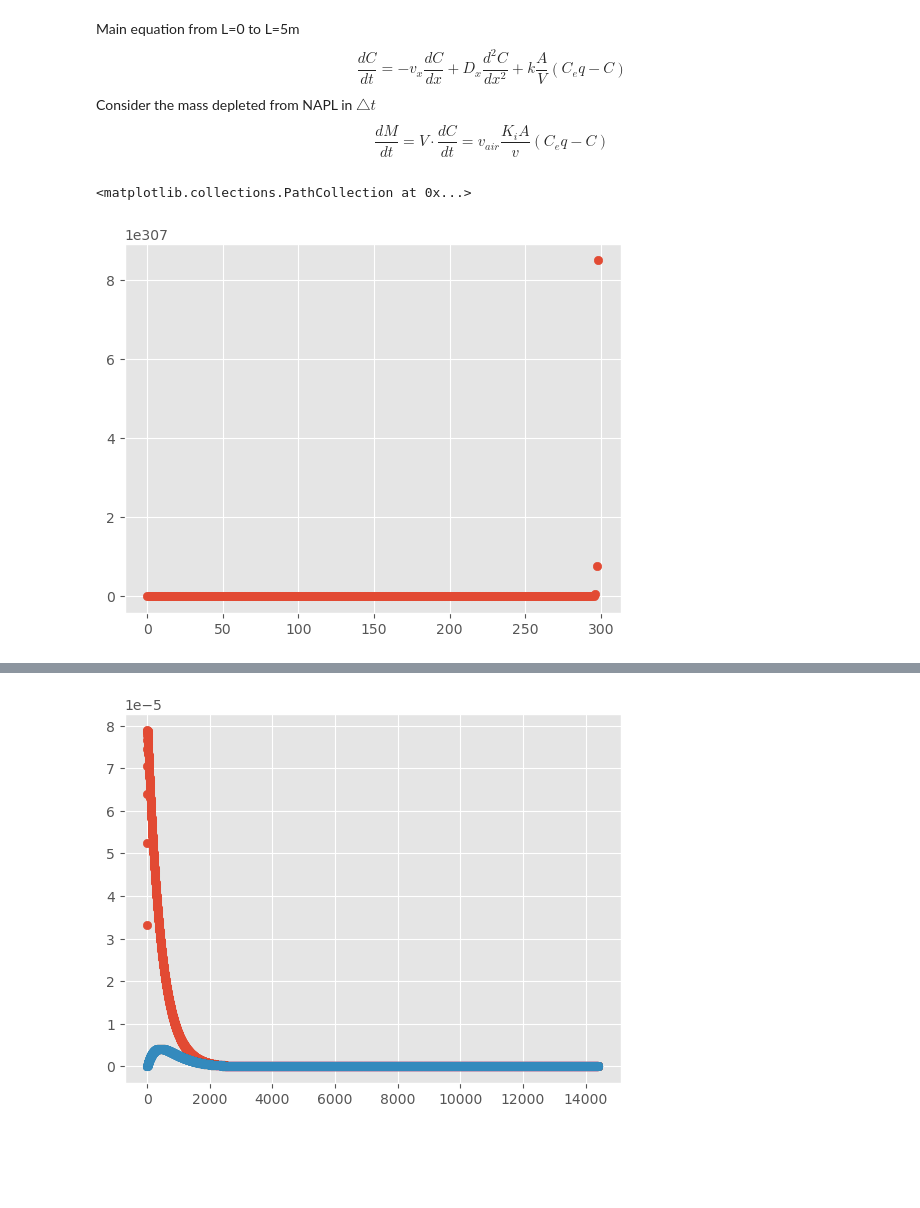
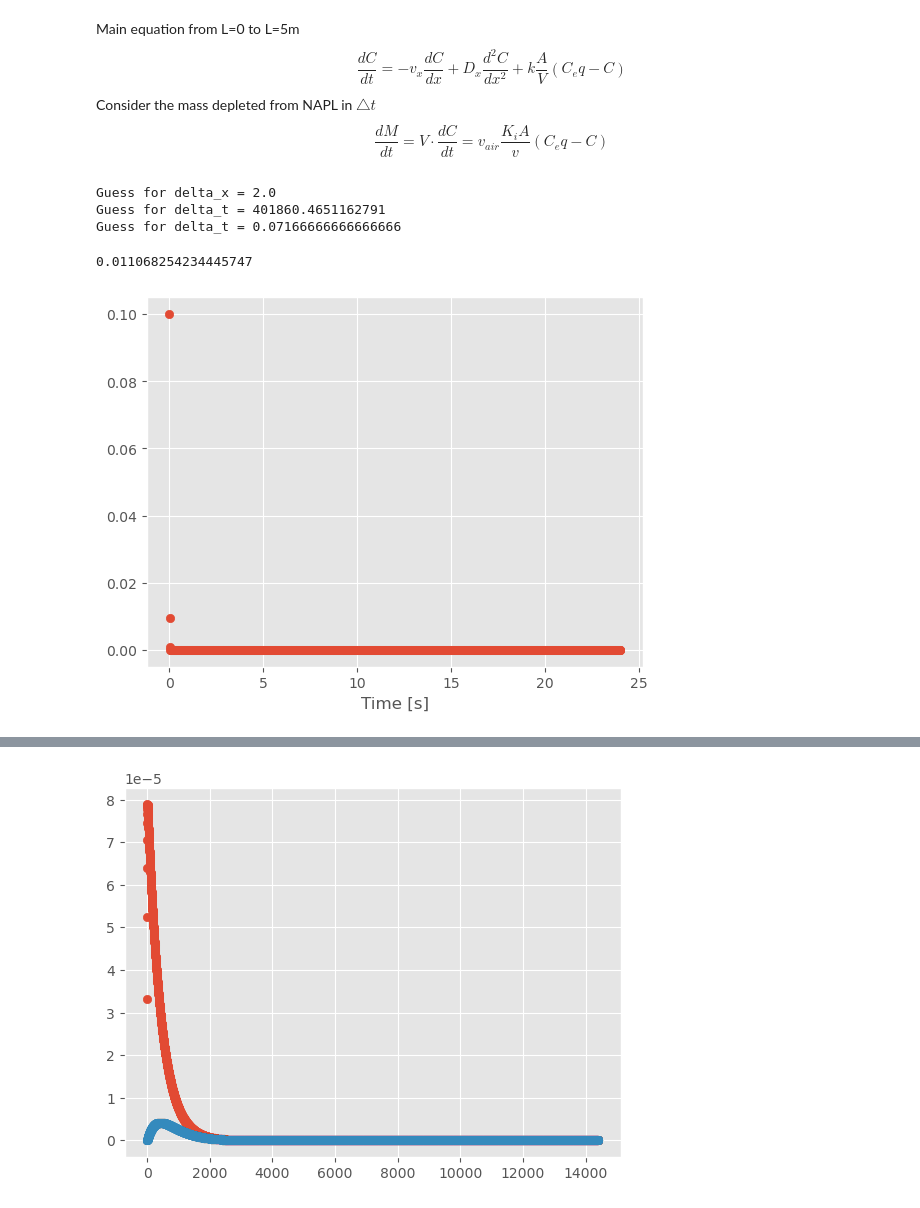
Before and after one commit to sebastianibam002/bioremediation, a Jupyter notebook: bioremediation_analysis.ipynb, the cells around one changed output, grey strips where cells are left out. Cells and saved outputs as stored; diff of their text form; code cells hidden in the pictures; blank space fills up the shorter version.

```diff
--- a/bioremediation_analysis.ipynb
+++ b/bioremediation_analysis.ipynb
@@ -173,16 +178,29 @@ for t in range(total_time_points - 1):
+# %%
+guess_dx = Dx*2/v_x
+print(f"Guess for delta_x = {guess_dx}")
+print(f"Guess for delta_t = {guess_dx**2/(2*Dx)}")
+# courant number
+print(f"Guess for delta_t = {v_x * delta_t/delta_x}")
+# %% [output]
+Guess for delta_x = 2.0
+Guess for delta_t = 401860.4651162791
+Guess for delta_t = 0.07166666666666666
 # %%
 normalized_x = np.linspace(0, L3, total_grid_points)
-plt.scatter(np.arange(total_time//delta_t), tce_mat[int(L2//delta_x), :])
+plt.scatter(np.linspace(0, total_time, total_time_points)/3600, tce_mat[int(L2//delta_x) + 5, :])
+plt.xlabel("Time [s]")
+
 #plt.scatter(np.arange(total_time//delta_t), dce_mat[int(L1//delta_x) - 2, :])
 #plt.scatter(np.arange(total_time//delta_t), vc_mat[int(L1//delta_x) - 2, :])
 
 # plot of the mass matrix of TCE
 #for t in range(100):
 #    plt.plot(), tce_mass_mat[:, t])
     #plt
 #    plt.show()
+print(k_spa)
 # %% [output]
-<matplotlib.collections.PathCollection at 0x...>
+0.011068254234445747
-[figure, old version]
+[figure, new version]
 # %%
 for t in np.arange(10):
```
Also changed, not shown: parts of 3 cells of this notebook.
